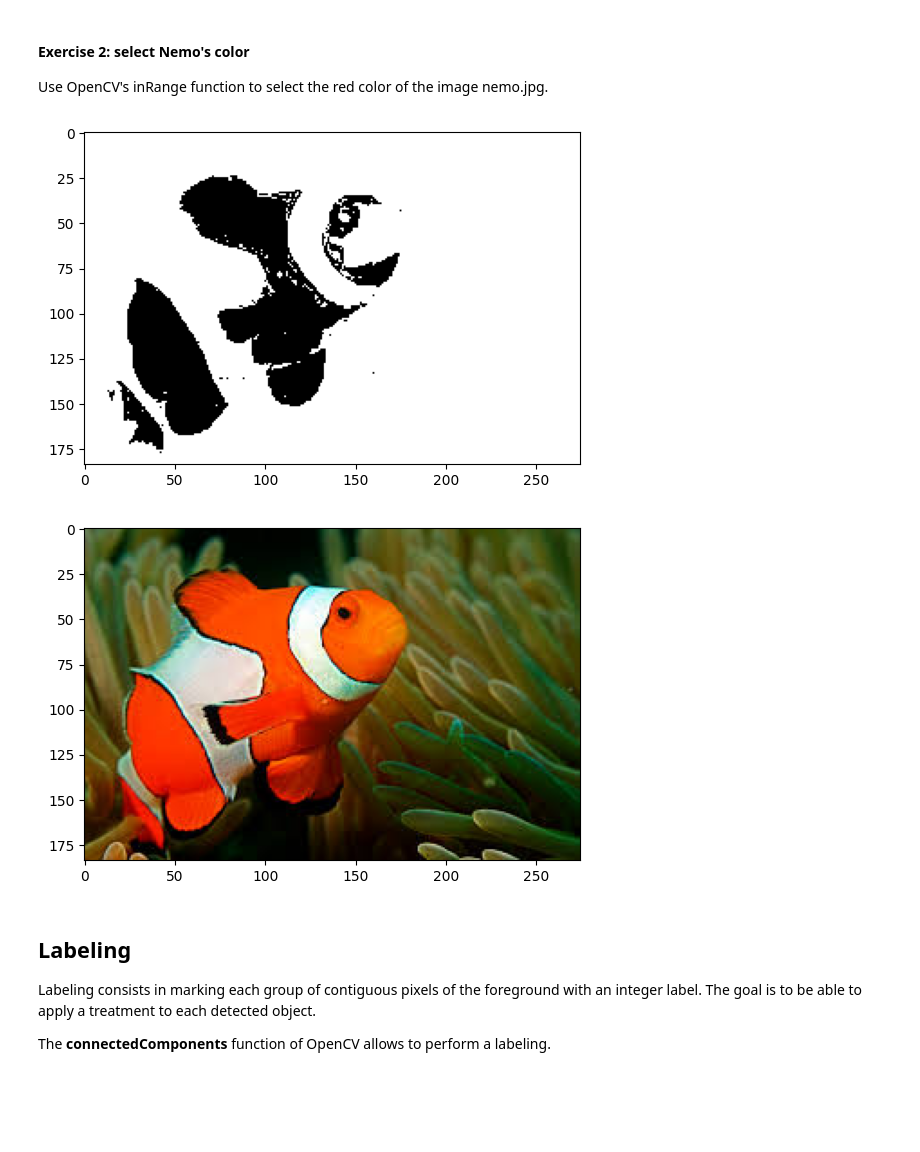
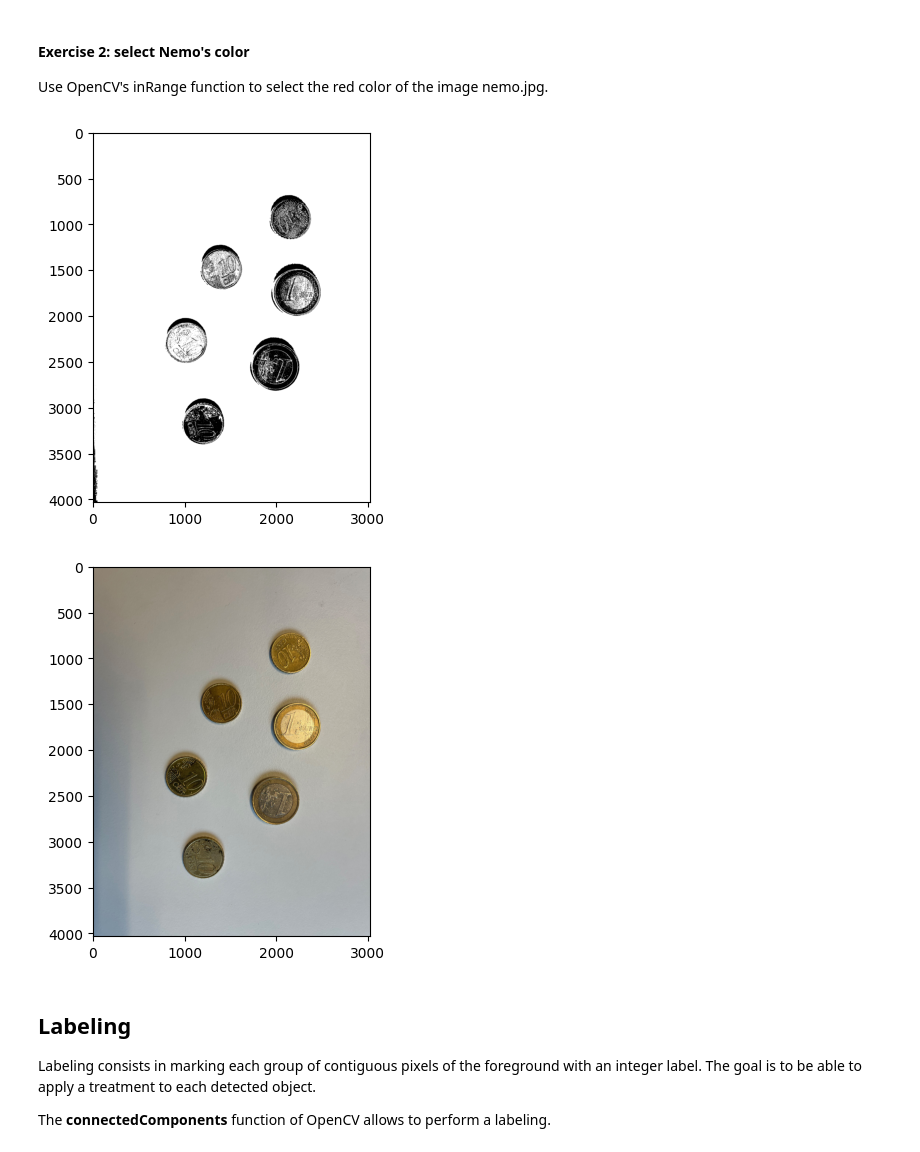
Before and after one commit to KuijpersNick0/CV_IntroductionCourses, a Jupyter notebook: Lesson3.ipynb, the cells around one changed output. Drawn from its saved outputs; the diff is of its cells as text; code cells hidden in the pictures; blank space fills up the shorter version.

```diff
--- a/Lesson3.ipynb
+++ b/Lesson3.ipynb
@@ -177,6 +177,10 @@ bin = np.uint8(bin)
 ## Color selection
 A common way to binarize is to select a particular color in the image. Beware that two colors visually close are sometimes not very close in RGB space. It is generally recommended to switch to HSV to perform this kind of operation.
 # %%
-img = mpimg.imread("./images/nemo.jpg")
+img = mpimg.imread("./images/coins.jpg")
 
 hsv_img = cv2.cvtColor(img, cv2.COLOR_RGB2HSV)
+
+# show result
+plt.imshow(hsv_img)
+plt.show()
@@ -186,26 +192,26 @@ Use OpenCV's inRange function to select the red color of the image nemo.jpg.
 # %%
 # The function 'cv2.inRange()' creates a mask based on the range of color in the HSV color space.
 # 'hsv_img' is an image in the HSV color space (Hue, Saturation, Value).
 # The function will return a binary mask where:
 # - Pixels that fall within the range [0, 100, 100] to [10, 255, 255] (low to high HSV values) will be set to 255 (white),
 # - Pixels outside this range will be set to 0 (black).
-result = cv2.inRange(hsv_img, np.array([0,100,100]), np.array([10,255,255]))
+result = cv2.inRange(hsv_img, np.array([10,70,70]), np.array([105,225,225]))
 
 # '255 - result' inverts the mask, changing white (255) to black (0), and black (0) to white (255).
 # This allows us to highlight the areas that do NOT match the selected color range.
 res = (255 - result)
 
 # Display the inverted mask (res) using Matplotlib with a grayscale colormap ('cmap="gray"').
 # This shows where the colors that fall outside the specified range are located (they will appear white).
 plt.imshow(res, cmap="gray")
 plt.show()
 
 # Display the original image ('img'), which was processed earlier, to show the context of the color selection.
 plt.imshow(img)
 plt.show()
 # %% [output]
-[figure, old version]
+[figure, new version]
-[figure, old version]
+[figure, new version]
 # %% [markdown]
 ## Labeling
 
```
Also changed, not shown: parts of 7 cells of this notebook.
